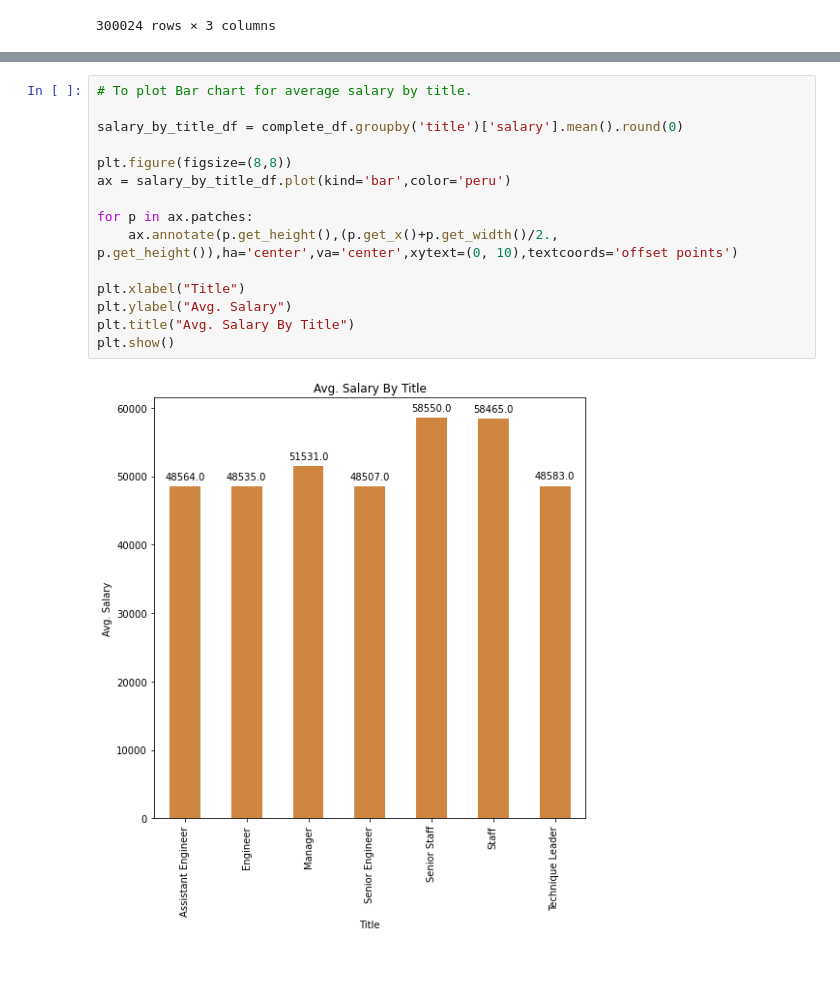
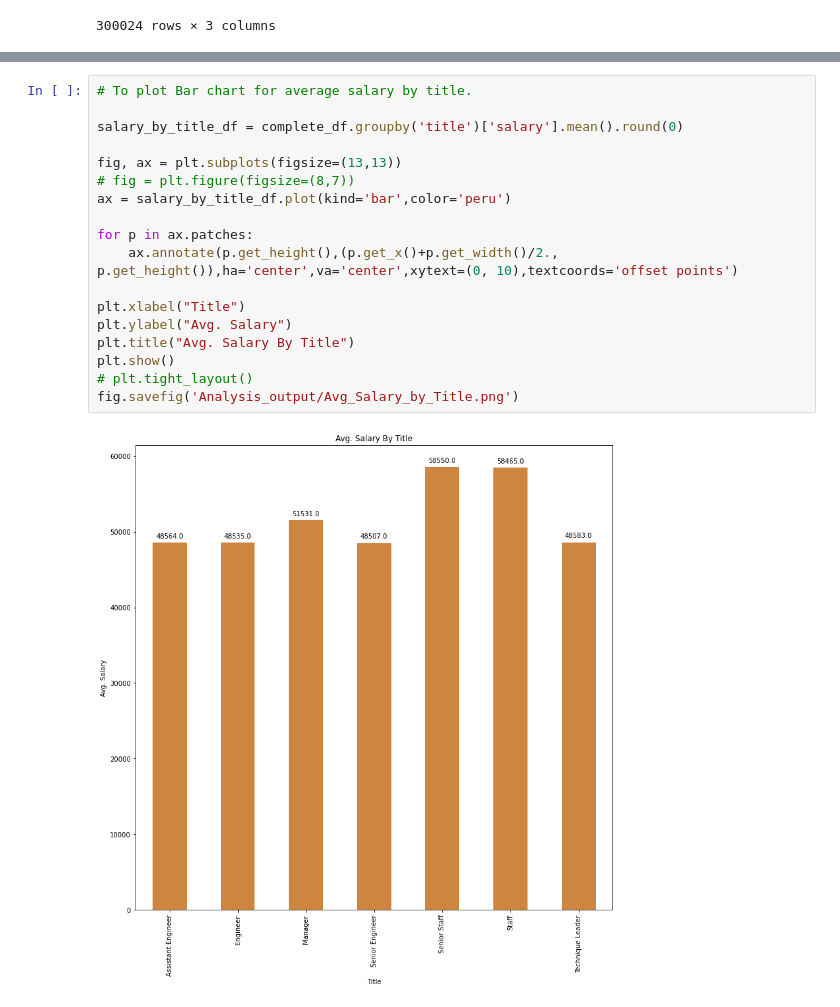
Before and after one commit to pratixashah/Analysis-on-Employee-data, a Jupyter notebook: EmployeeSQL/Employees_Analysis.ipynb, the cells around one changed output, grey strips where cells are left out. Saved outputs shown, nothing was run; the diff lists cells and outputs as text; blank space fills up the shorter version.

```diff
--- a/EmployeeSQL/Employees_Analysis.ipynb
+++ b/EmployeeSQL/Employees_Analysis.ipynb
@@ -118,17 +120,20 @@ plt.show()
 # %%
 # To plot Bar chart for average salary by title.
 
 salary_by_title_df = complete_df.groupby('title')['salary'].mean().round(0)
 
-plt.figure(figsize=(8,8))
+fig, ax = plt.subplots(figsize=(13,13))
+# fig = plt.figure(figsize=(8,7))
 ax = salary_by_title_df.plot(kind='bar',color='peru')
 
 for p in ax.patches:
     ax.annotate(p.get_height(),(p.get_x()+p.get_width()/2., p.get_height()),ha='center',va='center',xytext=(0, 10),textcoords='offset points')
 
 plt.xlabel("Title")
 plt.ylabel("Avg. Salary")
 plt.title("Avg. Salary By Title")
 plt.show()
+# plt.tight_layout()
+fig.savefig('Analysis_output/Avg_Salary_by_Title.png')
 # %% [output]
-[figure, old version]
+[figure, new version]
```
Also changed, not shown: parts of 1 cell of this notebook, 2 other files.
